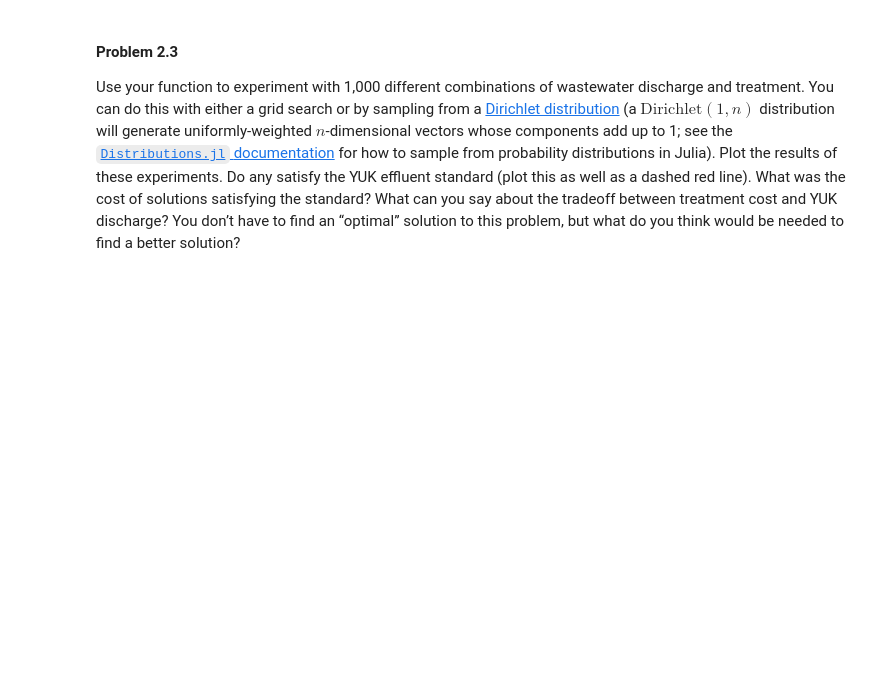
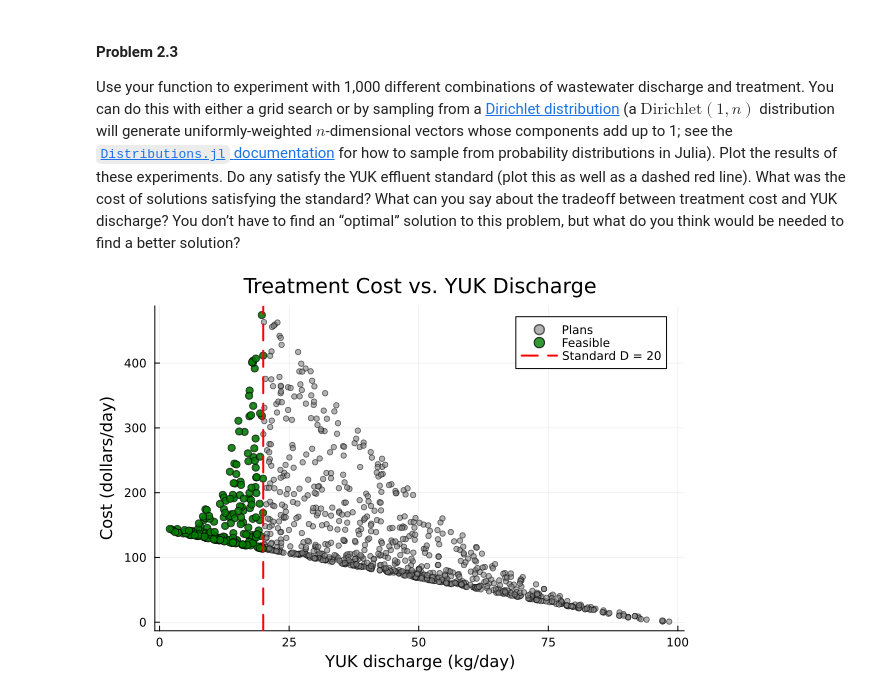
Before and after one commit to BEE4750-FA25/bee4750-hw1-xl748, a Jupyter notebook: hw01.ipynb, the cells around one changed output. Drawn from its saved outputs; the diff is of its cells as text; code cells hidden in the pictures; blank space fills up the shorter version.

```diff
--- a/hw01.ipynb
+++ b/hw01.ipynb
@@ -435,37 +436,36 @@ treatment cost and YUK discharge? You don’t have to find an “optimal”
 solution to this problem, but what do you think would be needed to find
 a better solution?
 # %%
-using Distributions, Random
+# Number of experiments
+n = 1000
 
-n_samples = 1000
-alpha = ones(3)  # Dirichlet(1,1,1) gives uniform weights
-dir = Dirichlet(alpha)
-samples = rand(dir, n_samples)  # 3 x 1000 matrix
+# Sample treatment allocations (sum to 100)
+plan = rand(Dirichlet(ones(3)), n)' .* 100
+X1 = alloc[:, 1]   # land disposal
+X2 = alloc[:, 2]   # chemical treatment
+X3 = alloc[:, 3]   # direct discharge
 
-# Scale samples to total wastewater (100 m³/day)
-X = 100 .* samples  # still 3 x 1000
+# Evaluate discharge and cost using the model
+discharge = zeros(n)
+cost = zeros(n)
 
-discharges = zeros(n_samples)
-costs = zeros(n_samples)
-
-for i in 1:n_samples
-    x1, x2, _ = X[:, i]
-    d, c = treatment_plan(x1, x2)
-    discharges[i] = d
-    costs[i] = c
+for i in 1:n
+    discharge[i], cost[i] = treatment_plan(X1[i], X2[i])
 end
 
-using Plots
+feasible = (discharge .<= 20) .& (X1 .>= 0) .& (X2 .>= 0) .& ((X1 .+ X2) .<= 100)
 
-scatter(discharges, costs,
-    xlabel = "YUK discharge (kg/day)",
-    ylabel = "Treatment cost ($/day)",
-    title = "Wastewater treatment simulations",
-    label = "Simulated plans")
+# Plot all treatment plan possibilities
+scatter(discharge, cost, ms = 3, alpha = 0.6, label = "Plans", color = :gray)
 
-# Draw dashed red line for effluent standard
-hline!([20], color = :red, linestyle = :dash, label = "Effluent standard")
+# Highlight feasible points
+scatter!(discharge[feasible], cost[feasible],
+         ms = 4, alpha = 0.8, color = :green, label = "Feasible")
 
-satisfying_idx = findall(<=(20), discharges)
-println("Number of solutions meeting standard: ", length(satisfying_idx))
-println("Costs of solutions meeting standard: ", costs[satisfying_idx])
+# Draw YUK standard
+vline!([20], linestyle = :dash, linewidth = 2, color = :red, label = "Standard D = 20")
+xlabel!("YUK discharge (kg/day)")
+ylabel!("Cost (dollars/day)")
+title!("Treatment Cost vs. YUK Discharge")
+# %% [output]
+[figure, added]
```
Also changed, not shown: parts of 7 cells of this notebook.
